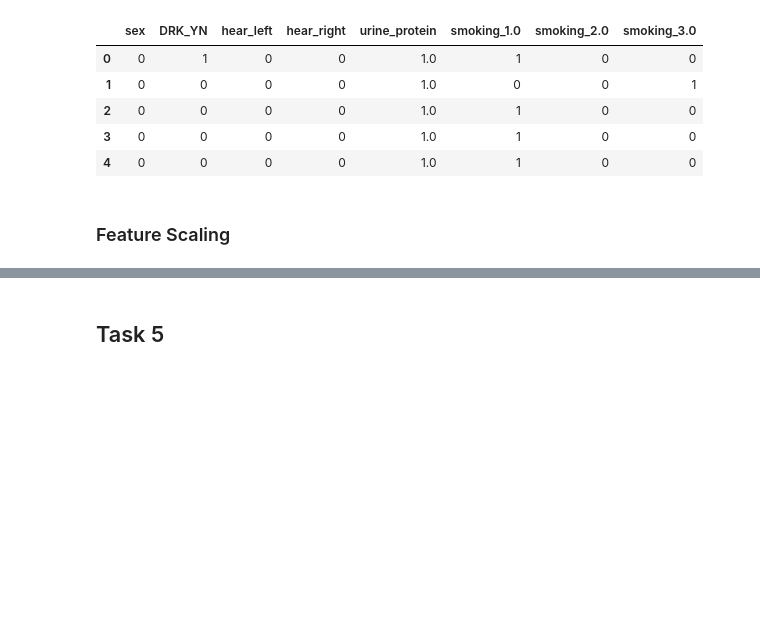
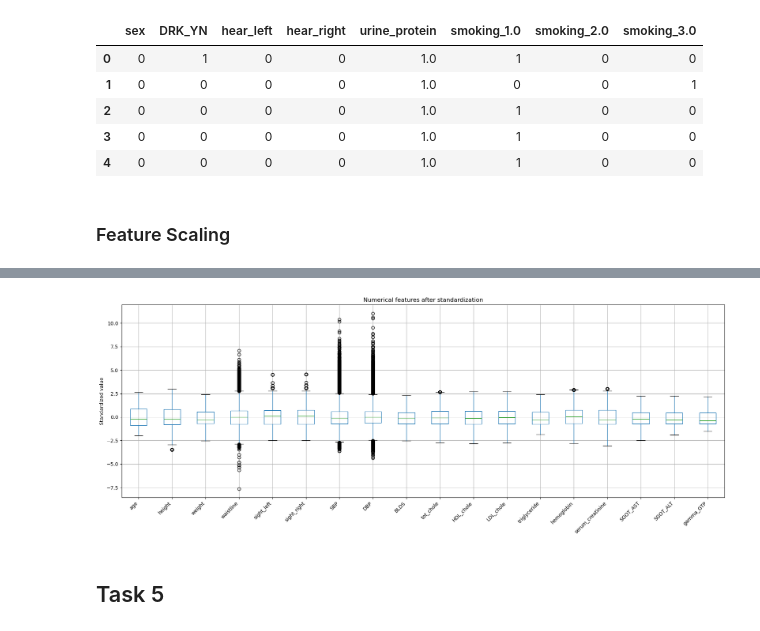
Before and after one commit to johannegg/IT3212, a Jupyter notebook: Assignment1/Assignment1.ipynb, the cells around one changed output, grey strips where cells are left out. Saved outputs shown, nothing was run; the diff lists cells and outputs as text; code cells hidden in the pictures; blank space fills up the shorter version.

```diff
--- a/Assignment1/Assignment1.ipynb
+++ b/Assignment1/Assignment1.ipynb
@@ -357,3 +371,15 @@ df_scaled[numerical_cols].describe().round(2)
+# %%
+plt.figure(figsize=(18, 7))
+
+df_scaled[numerical_cols].boxplot()
+
+plt.title("Numerical features after standardization")
+plt.ylabel("Standardized value")
+plt.xticks(rotation=45, ha="right")
+plt.tight_layout()
+plt.show()
+# %% [output]
+[figure, added]
 # %% [markdown]
 ## Task 5
 # %% [markdown]
```
Also changed, not shown: parts of 1 cell of this notebook.
